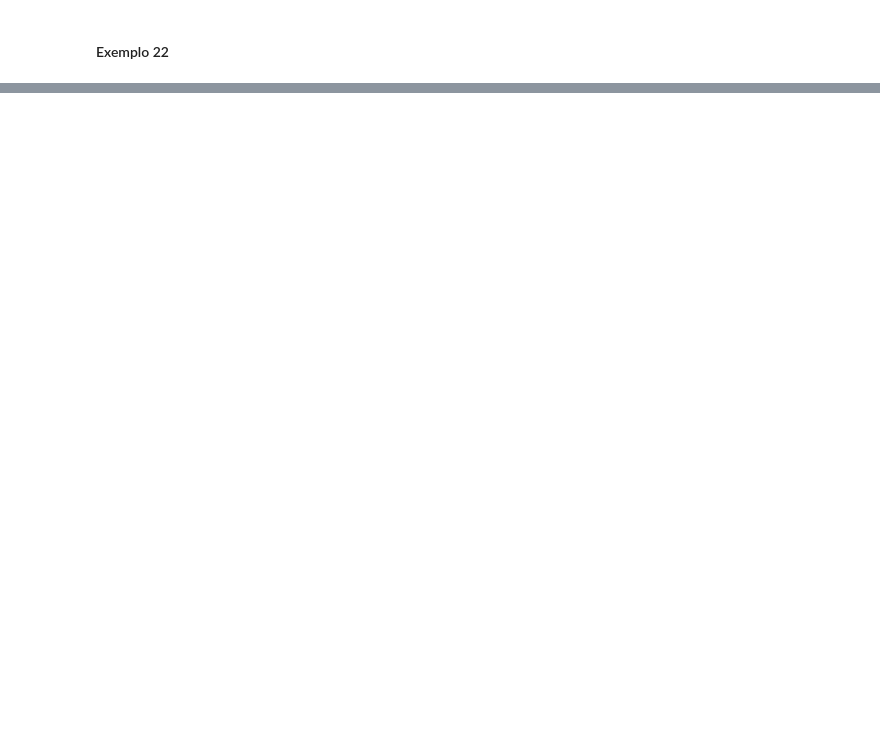
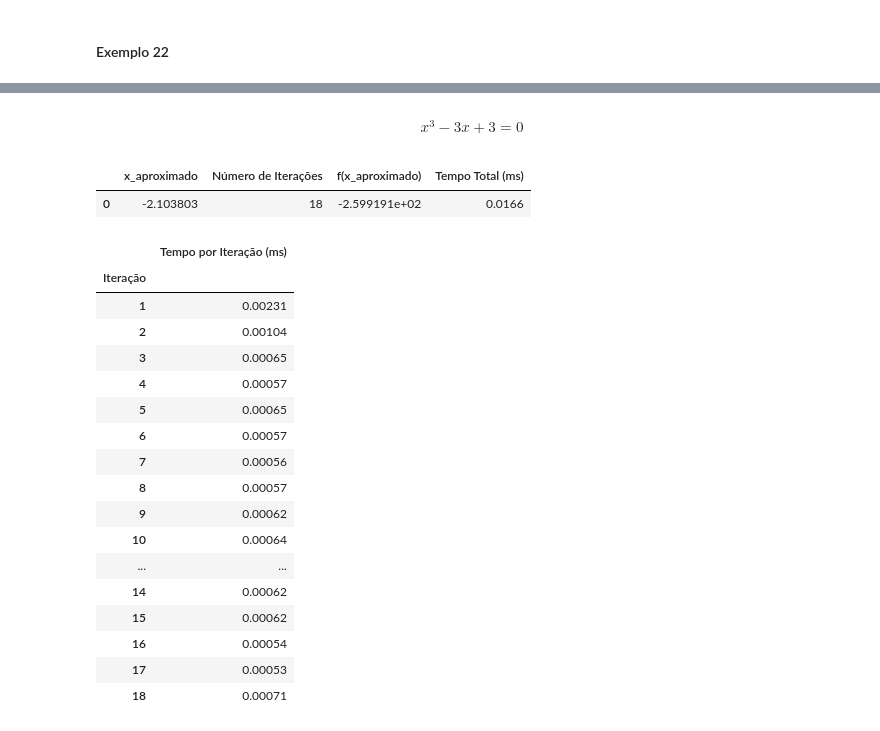
Before and after one commit to marcosnevary/computational-mathematics, a Jupyter notebook: assignments/02_1_real_zeros_of_real_functions.ipynb, the cells around one changed output, grey strips where cells are left out. Saved outputs shown, nothing was run; the diff lists cells and outputs as text; code cells hidden in the pictures; blank space fills up the shorter version.

```diff
--- a/assignments/02_1_real_zeros_of_real_functions.ipynb
+++ b/assignments/02_1_real_zeros_of_real_functions.ipynb
@@ -394,0 +499,16 @@ df
+# %%
+def create_table_b(result: tuple, f_x: float) -> pd.DataFrame:
+    data = {
+        'x_aproximado': [result[0]],
+        'Número de Iterações': [result[1]],
+        'f(x_aproximado)': [f'{f_x:e}'],
+        'Tempo Total (ms)': [result[2]],
+    }
+
+    df_data = pd.DataFrame(data)
+
+    df_time = pd.DataFrame({'Tempo por Iteração (ms)': result[3]})
+    df_time.index = df_time.index + 1
+    df_time.index.name = 'Iteração'
+
+    return df_data, df_time
@@ -394,0 +564,16 @@ df
+# %%
+def f(x: float) -> float:
+    return x ** 5 - 3.7 * x ** 4 + 7.4 * x ** 3 - 10.8 * x ** 2 + 10.8 * x - 6.8
+
+coefficientes = (-6.8, 10.8, -10.8, 7.4, -3.7, 1)
+n = len(coefficientes) - 1
+
+x0 = 1.5
+
+epsilon1 = epsilon2 = 10 ** (-6)
+
+itmax = 100
+
+result = newton_method_polynomial(coefficientes, n, x0, epsilon1, epsilon2, itmax)
+df_results, df_iterations = create_table_b(result, f(result[0]))
+display(df_results, df_iterations)
@@ -394,0 +590,36 @@ df
+# %% [markdown]
+$$x^3 - 3x + 3 = 0$$
+# %%
+coefficientes = (3, -3, 0, 1)
+n = len(coefficientes) - 1
+
+x0 = -0.8
+
+epsilon1 = epsilon2 = 10 ** (-6)
+
+itmax = 30
+
+result = newton_method_polynomial(coefficientes, n, x0, epsilon1, epsilon2, itmax)
+df_results, df_iterations = create_table_b(result, f(result[0]))
+display(df_results, df_iterations)
+# %% [output]
+|  | x_aproximado | Número de Iterações | f(x_aproximado) | Tempo Total (ms) |
+| 0 | -2.103803 | 18 | -2.599191e+02 | 0.0166 |
+|  | Tempo por Iteração (ms) |
+| Iteração |  |
+| 1 | 0.00231 |
+| 2 | 0.00104 |
+| 3 | 0.00065 |
+| 4 | 0.00057 |
+| 5 | 0.00065 |
+| 6 | 0.00057 |
+| 7 | 0.00056 |
+| 8 | 0.00057 |
+| 9 | 0.00062 |
+| 10 | 0.00064 |
+| ... | ... |
+| 14 | 0.00062 |
+| 15 | 0.00062 |
+| 16 | 0.00054 |
+| 17 | 0.00053 |
+| 18 | 0.00071 |
```
Also changed, not shown: parts of 19 cells of this notebook.
